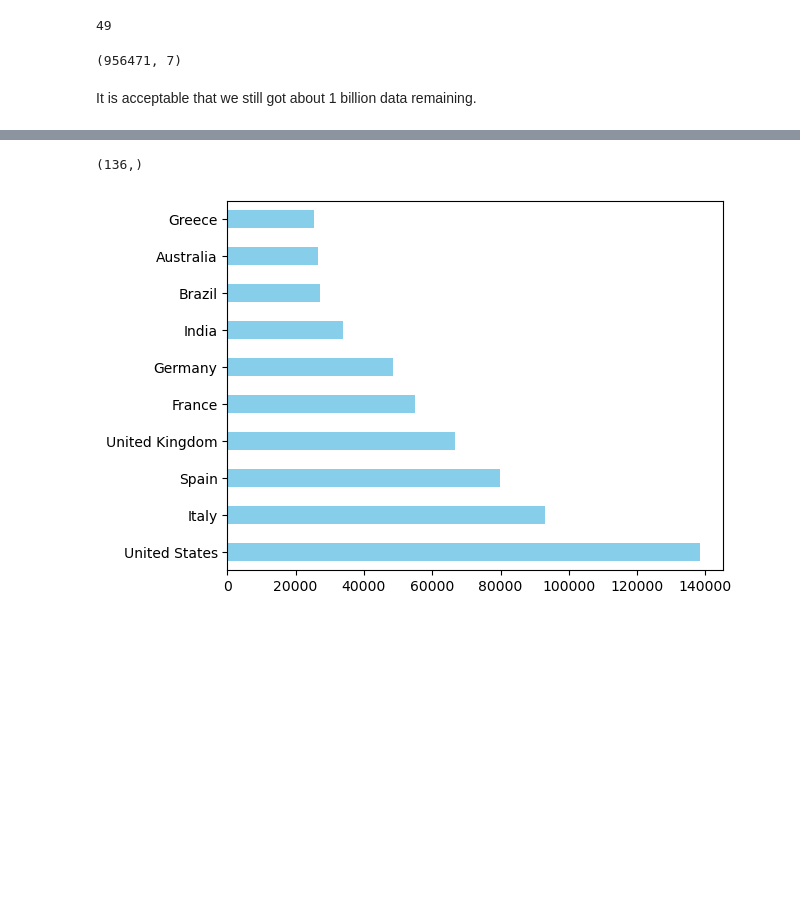
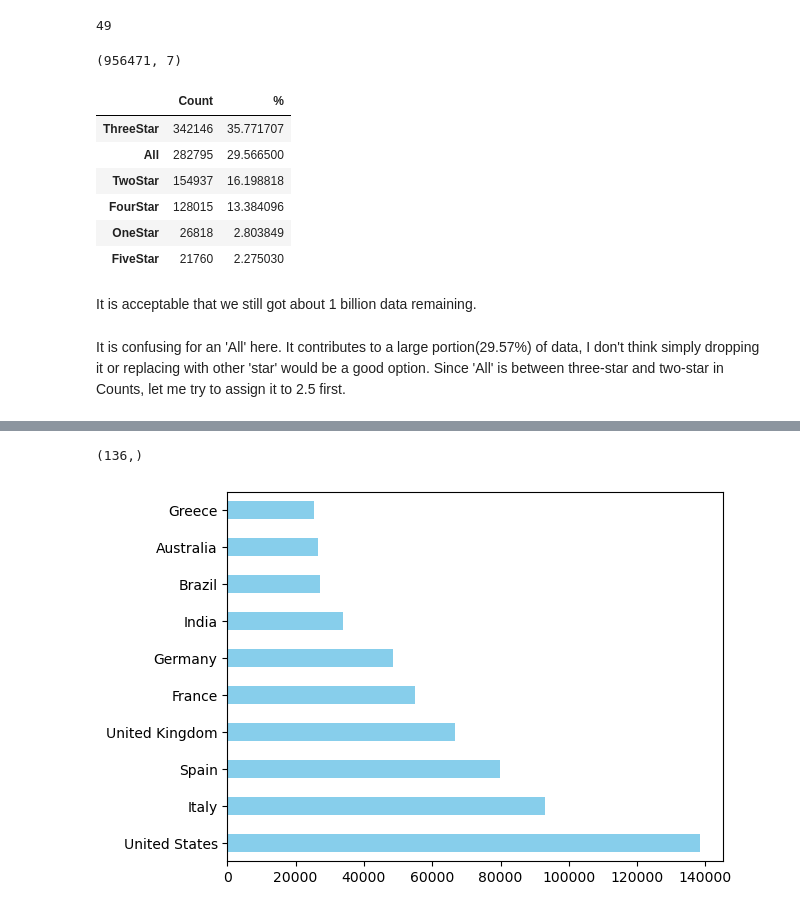
Before and after one commit to yl0107/Capstone_three, a Jupyter notebook: Capstone Three - Data wrangling and EDA.ipynb, the cells around one changed output, grey strips where cells are left out. Cells and saved outputs as stored; diff of their text form; code cells hidden in the pictures; blank space fills up the shorter version.

```diff
--- a/Capstone Three - Data wrangling and EDA.ipynb
+++ b/Capstone Three - Data wrangling and EDA.ipynb
@@ -165,8 +165,24 @@ df = df.drop_duplicates()
 df.shape
 # %% [output]
 (956471, 7)
+# %%
+# find the unique values and their counts for hotel ratings
+rating_count = df['HotelRating'].value_counts()
+rating_percent = (rating_count / len(df)) * 100
+ratings =  pd.DataFrame({'Count': rating_count, '%': rating_percent})
+ratings
+# %% [output]
+|  | Count | % |
+| ThreeStar | 342146 | 35.771707 |
+| All | 282795 | 29.566500 |
+| TwoStar | 154937 | 16.198818 |
+| FourStar | 128015 | 13.384096 |
+| OneStar | 26818 | 2.803849 |
+| FiveStar | 21760 | 2.275030 |
 # %% [markdown]
 It is acceptable that we still got about 1 billion data remaining.
+# %% [markdown]
+It is confusing for an 'All' here. It contributes to a large portion(29.57%) of data, I don't think simply dropping it or replacing with other 'star' would be a good option. Since 'All' is between three-star and two-star in Counts, let me try to assign it to 2.5 first.
 # %%
 # replace the rating with numbers
 
```
Also changed, not shown: parts of 13 cells of this notebook.
